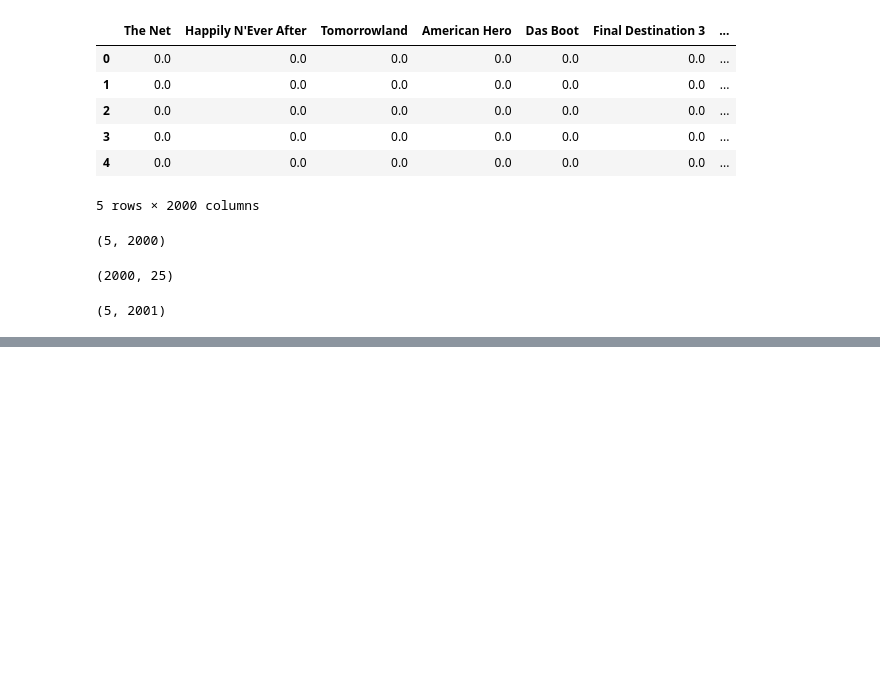
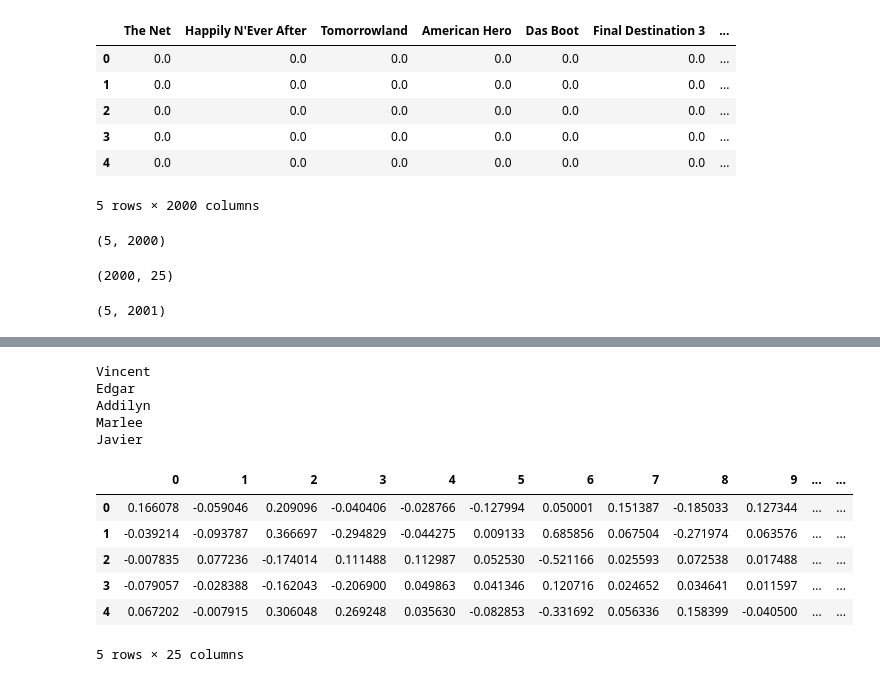
Before and after one commit to huwf/dat-410, a Jupyter notebook: module 2 recommender system.ipynb, the cells around one changed output, grey strips where cells are left out. Saved outputs shown, nothing was run; the diff lists cells and outputs as text; code cells hidden in the pictures; blank space fills up the shorter version.

```diff
--- a/module 2 recommender system.ipynb
+++ b/module 2 recommender system.ipynb
@@ -182,0 +174,28 @@ X, theta, J_hist = g(X, y, r, theta)
+# %%
+user_reviews = {}
+for u in range(5):
+    uname = reviews.iloc[u]['User']
+    print(uname)
+    existing_reviews = {
+        f: y.iloc[u][f]
+        for f in y.columns.tolist()
+        if y.iloc[u][f]
+    }
+    user_reviews[uname] = existing_reviews
+# %% [output]
+Vincent
+Edgar
+Addilyn
+Marlee
+Javier
+# %%
+y_hat = y.copy()
+theta
+# %% [output]
+|  | 0 | 1 | 2 | 3 | 4 | 5 | 6 | 7 | 8 | 9 | ... | ... |
+| 0 | 0.166078 | -0.059046 | 0.209096 | -0.040406 | -0.028766 | -0.127994 | 0.050001 | 0.151387 | -0.185033 | 0.127344 | ... | ... |
+| 1 | -0.039214 | -0.093787 | 0.366697 | -0.294829 | -0.044275 | 0.009133 | 0.685856 | 0.067504 | -0.271974 | 0.063576 | ... | ... |
+| 2 | -0.007835 | 0.077236 | -0.174014 | 0.111488 | 0.112987 | 0.052530 | -0.521166 | 0.025593 | 0.072538 | 0.017488 | ... | ... |
+| 3 | -0.079057 | -0.028388 | -0.162043 | -0.206900 | 0.049863 | 0.041346 | 0.120716 | 0.024652 | 0.034641 | 0.011597 | ... | ... |
+| 4 | 0.067202 | -0.007915 | 0.306048 | 0.269248 | 0.035630 | -0.082853 | -0.331692 | 0.056336 | 0.158399 | -0.040500 | ... | ... |
+5 rows × 25 columns
```
Also changed, not shown: parts of 9 cells of this notebook, 8 other files.
